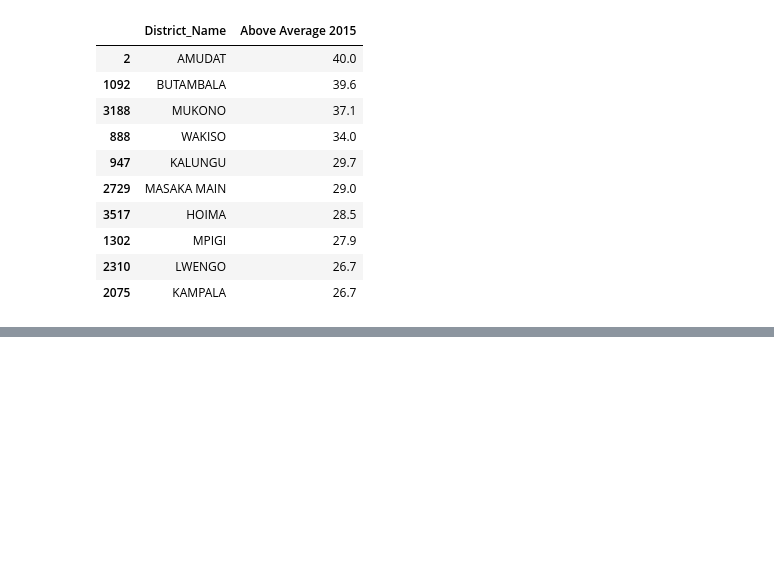
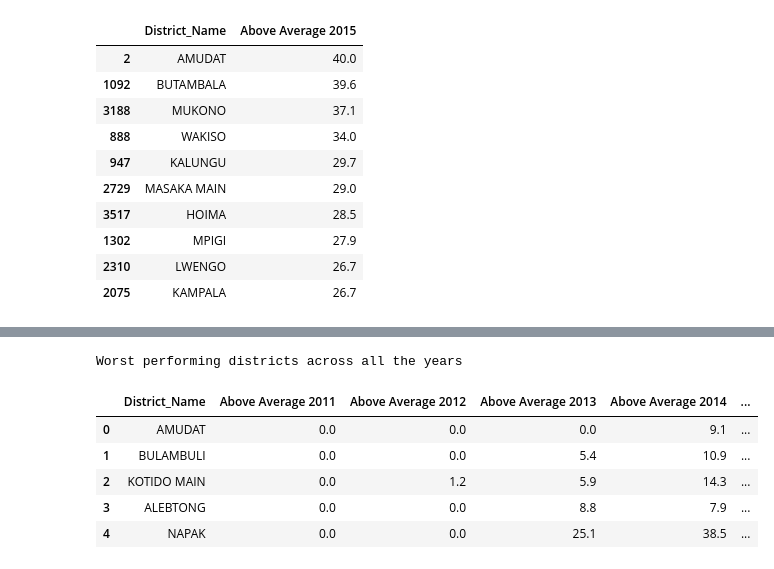
Before and after one commit to MickFrog/uace-analysis, a Jupyter notebook: uace_analysis.ipynb, the cells around one changed output, grey strips where cells are left out. Cells and saved outputs as stored; diff of their text form; code cells hidden in the pictures; blank space fills up the shorter version.

Commit message:
Add least performing district statistics

```diff
--- a/uace_analysis.ipynb
+++ b/uace_analysis.ipynb
@@ -729,3 +729,30 @@ for i in range(len(ind)):
 uganda_map
 # %% [output]
 [interactive output not drawn]
+# %%
+######################## ARIYO ###########################
+
+# We now work on the districts with the least students above average points
+# Sort the DataFrame based on the combined columns
+# Since we already sorted the districts in theor best order, we shall just inverse their order
+
+sortedDistricts_2011 = sortedDistricts_2011.iloc[::-1]
+sortedDistricts_2012 = sortedDistricts_2012.iloc[::-1]
+sortedDistricts_2013 = sortedDistricts_2013.iloc[::-1]
+sortedDistricts_2014 = sortedDistricts_2014.iloc[::-1]
+sortedDistricts_2015 = sortedDistricts_2015.iloc[::-1]
+
+print("Table showing the top 10 districts with the least percentage of students above average in 2011")
+display(sortedDistricts_2011[['District_Name', 'Above Average 2011']].head(10))
+
+print("Table showing the top 10 districts with the least percentage of students above average in 2012")
+display(sortedDistricts_2012[['District_Name', 'Above Average 2012']].head(10))
+
+print("Table showing the top 10 districts with the least percentage of students above average in 2013")
+display(sortedDistricts_2013[['District_Name', 'Above Average 2013']].head(10))
+
+print("Table showing the top 10 districts with the least percentage of students above average in 2014")
+display(sortedDistricts_2014[['District_Name', 'Above Average 2014']].head(10))
+
+print("Table showing the top 10 districts with the least percentage of students above average in 2015")
+display(sortedDistricts_2015[['District_Name', 'Above Average 2015']].head(10))
@@ -731,0 +820,19 @@ uganda_map
+# %%
+# We now get the districts that consistently appeared in the top 10 performing districts each year
+# Merge all DataFrames heads basing on the 'District_Name' column
+
+merged_df = pd.merge(sortedDistricts_2011[['District_Name', 'Above Average 2011']], sortedDistricts_2012[['District_Name', 'Above Average 2012']], on='District_Name', how='inner')
+merged_df = pd.merge(merged_df, sortedDistricts_2013[['District_Name', 'Above Average 2013']], on='District_Name', how='inner')
+merged_df = pd.merge(merged_df, sortedDistricts_2014[['District_Name', 'Above Average 2014']], on='District_Name', how='inner')
+merged_df = pd.merge(merged_df, sortedDistricts_2015[['District_Name', 'Above Average 2015']], on='District_Name', how='inner')
+
+print("Worst performing districts across all the years")
+display(merged_df[['District_Name', 'Above Average 2011', 'Above Average 2012', 'Above Average 2013', 'Above Average 2014', 'Above Average 2015']].head(5))
+# %% [output]
+Worst performing districts across all the years
+|  | District_Name | Above Average 2011 | Above Average 2012 | Above Average 2013 | Above Average 2014 | ... |
+| 0 | AMUDAT | 0.0 | 0.0 | 0.0 | 9.1 | ... |
+| 1 | BULAMBULI | 0.0 | 0.0 | 5.4 | 10.9 | ... |
+| 2 | KOTIDO MAIN | 0.0 | 1.2 | 5.9 | 14.3 | ... |
+| 3 | ALEBTONG | 0.0 | 0.0 | 8.8 | 7.9 | ... |
+| 4 | NAPAK | 0.0 | 0.0 | 25.1 | 38.5 | ... |
```
Also changed, not shown: parts of 3 cells of this notebook.
